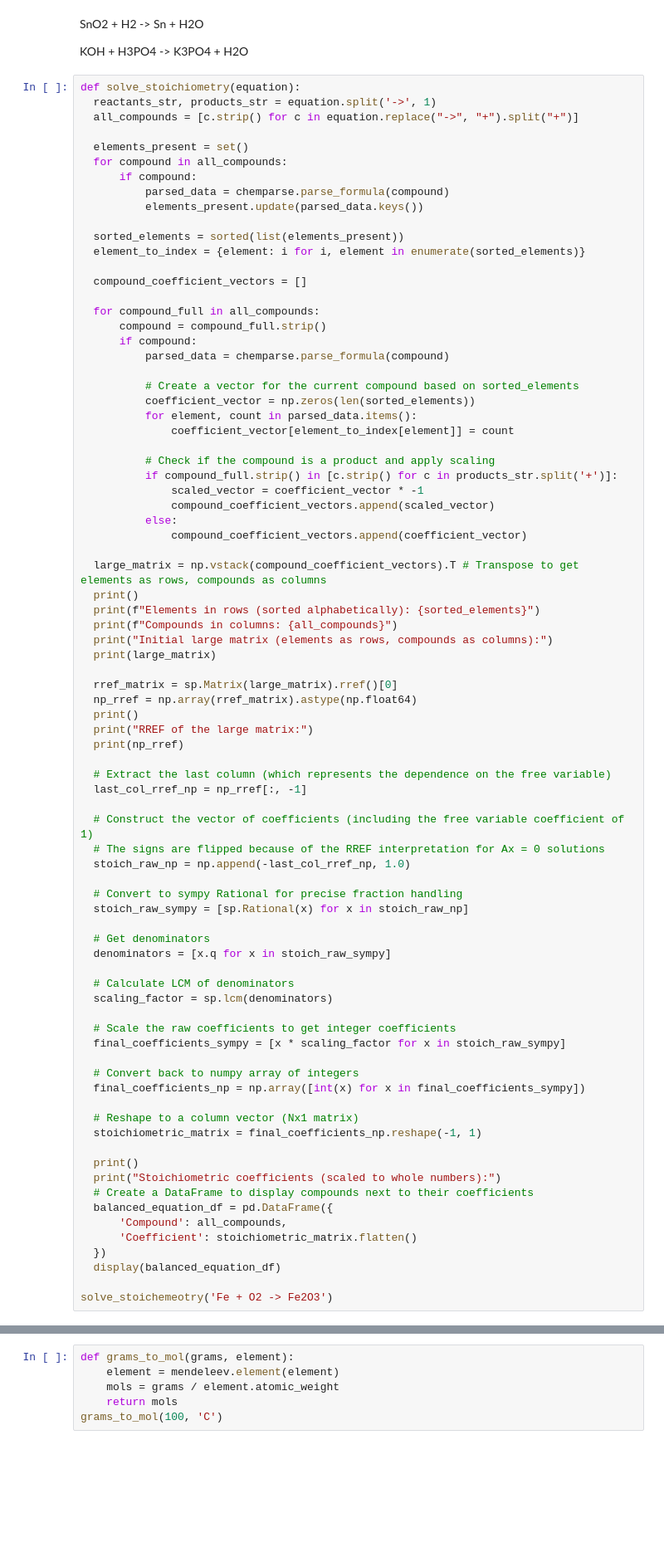
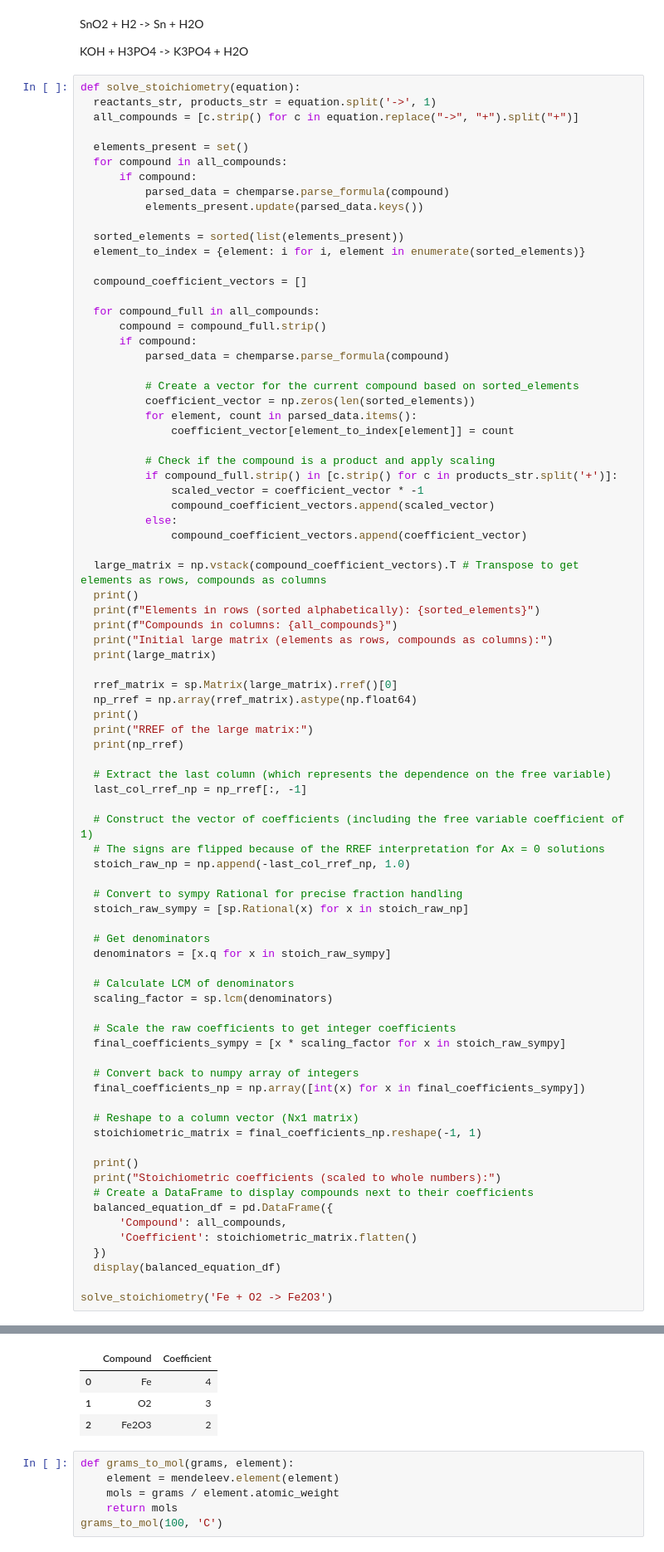
Before and after one commit to GenChemCoding/templates, a Jupyter notebook: Notebooks/Notebook_4.ipynb, the cells around one changed output, grey strips where cells are left out. Shown at 83% size. Drawn from its saved outputs; the diff is of its cells as text; blank space fills up the shorter version.

```diff
--- a/Notebooks/Notebook_4.ipynb
+++ b/Notebooks/Notebook_4.ipynb
@@ -96,4 +97,5 @@ def solve_stoichiometry(equation):
   })
   display(balanced_equation_df)
 
-solve_stoichemeotry('Fe + O2 -> Fe2O3')
+solve_stoichiometry('Fe + O2 -> Fe2O3')
+# %% [output]
@@ -100,3 +113,7 @@ solve_stoichemeotry('Fe + O2 -> Fe2O3')
+|  | Compound | Coefficient |
+| 0 | Fe | 4 |
+| 1 | O2 | 3 |
+| 2 | Fe2O3 | 2 |
 # %%
 def grams_to_mol(grams, element):
     element = mendeleev.element(element)
```
Also changed, not shown: parts of 3 cells of this notebook, 2 other files.
